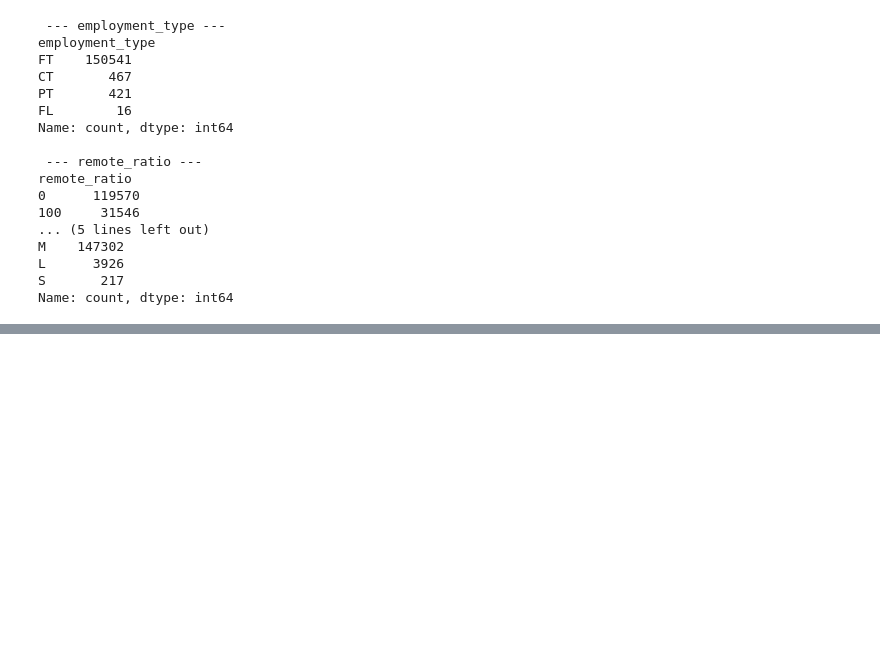
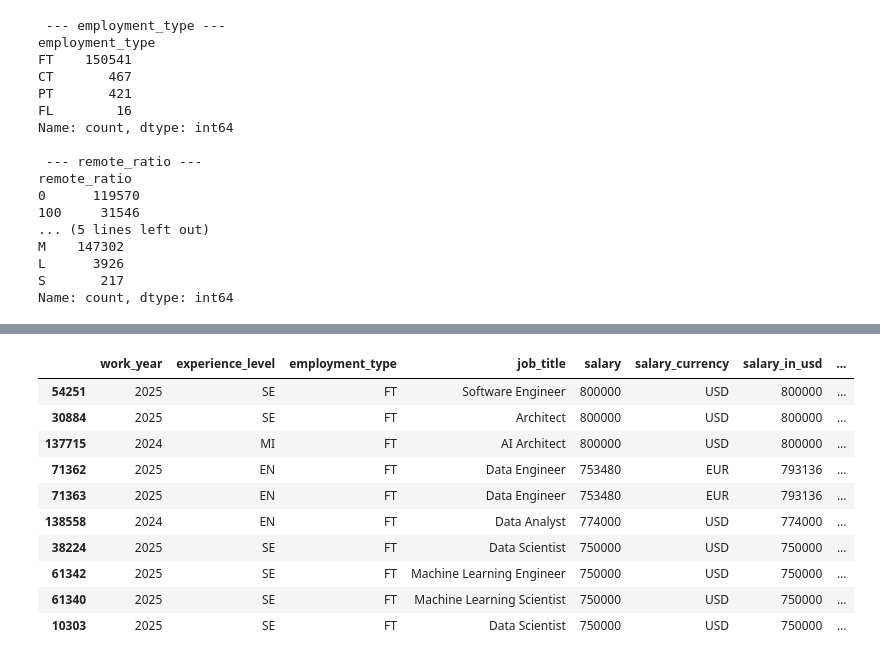
Before and after one commit to nasserAyidh-cs/global-ai-ml-salary-analysis, a Jupyter notebook: notebooks/01_data_understanding.ipynb, the cells around one changed output, grey strips where cells are left out. Cells and saved outputs as stored; diff of their text form; code cells hidden in the pictures; blank space fills up the shorter version.

```diff
--- a/notebooks/01_data_understanding.ipynb
+++ b/notebooks/01_data_understanding.ipynb
@@ -157,0 +260,6 @@ Name: count, dtype: int64
+# %%
+outlier_mask = (
+    (df_raw["salary_in_usd"] < lower_bound)
+    |
+    (df_raw["salary_in_usd"] > upper_bound)
+)
@@ -157,0 +276,21 @@ Name: count, dtype: int64
+# %%
+salary_outliers = df_raw.loc[outlier_mask]
+
+salary_outliers_sorted = salary_outliers.sort_values(
+    by= "salary_in_usd",
+    ascending=False
+)
+
+salary_outliers_sorted.head(10)
+# %% [output]
+|  | work_year | experience_level | employment_type | job_title | salary | salary_currency | salary_in_usd | ... |
+| 54251 | 2025 | SE | FT | Software Engineer | 800000 | USD | 800000 | ... |
+| 30884 | 2025 | SE | FT | Architect | 800000 | USD | 800000 | ... |
+| 137715 | 2024 | MI | FT | AI Architect | 800000 | USD | 800000 | ... |
+| 71362 | 2025 | EN | FT | Data Engineer | 753480 | EUR | 793136 | ... |
+| 71363 | 2025 | EN | FT | Data Engineer | 753480 | EUR | 793136 | ... |
+| 138558 | 2024 | EN | FT | Data Analyst | 774000 | USD | 774000 | ... |
+| 38224 | 2025 | SE | FT | Data Scientist | 750000 | USD | 750000 | ... |
+| 61342 | 2025 | SE | FT | Machine Learning Engineer | 750000 | USD | 750000 | ... |
+| 61340 | 2025 | SE | FT | Machine Learning Scientist | 750000 | USD | 750000 | ... |
+| 10303 | 2025 | SE | FT | Data Scientist | 750000 | USD | 750000 | ... |
```
Also changed, not shown: parts of 12 cells of this notebook.
